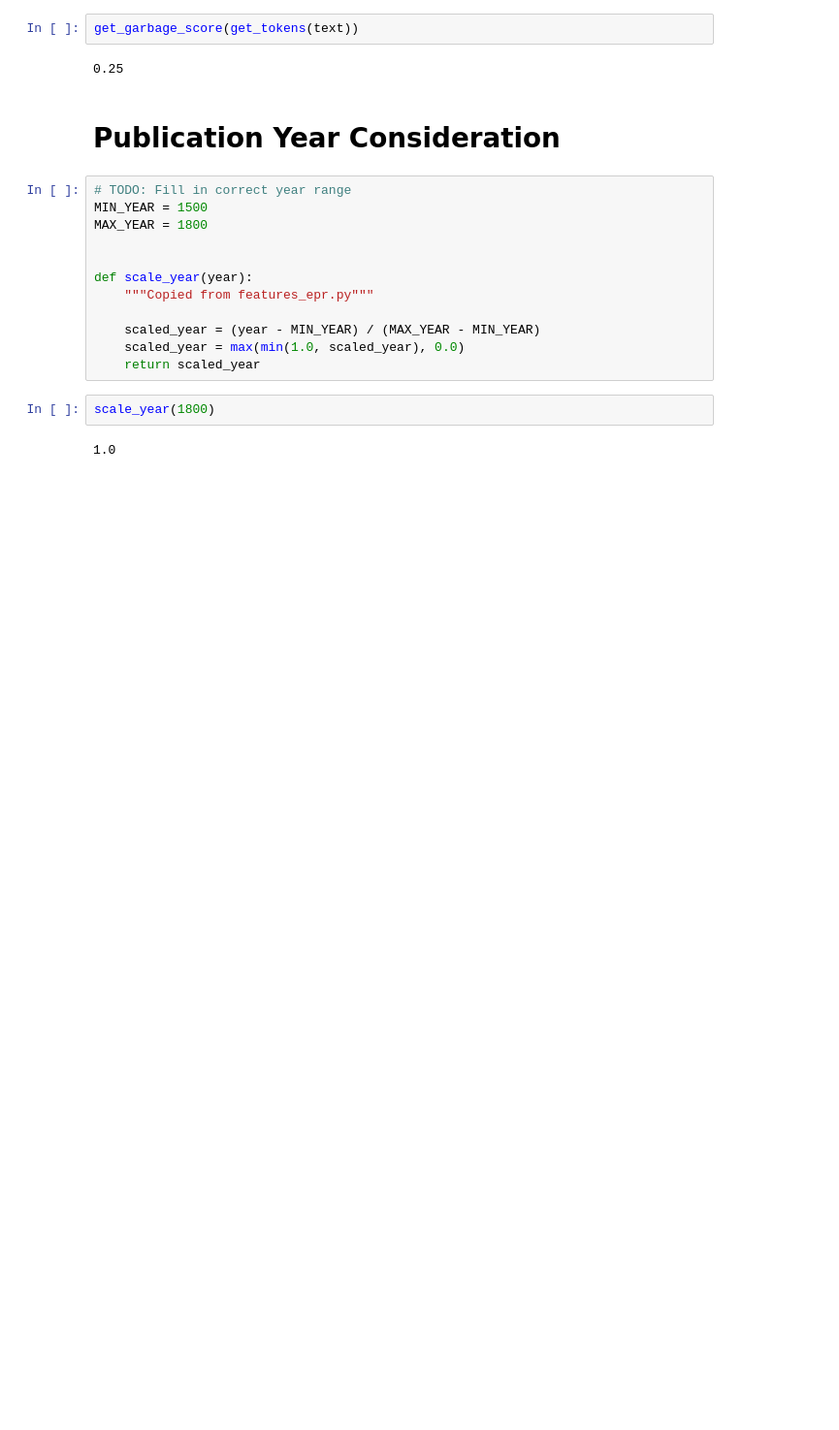
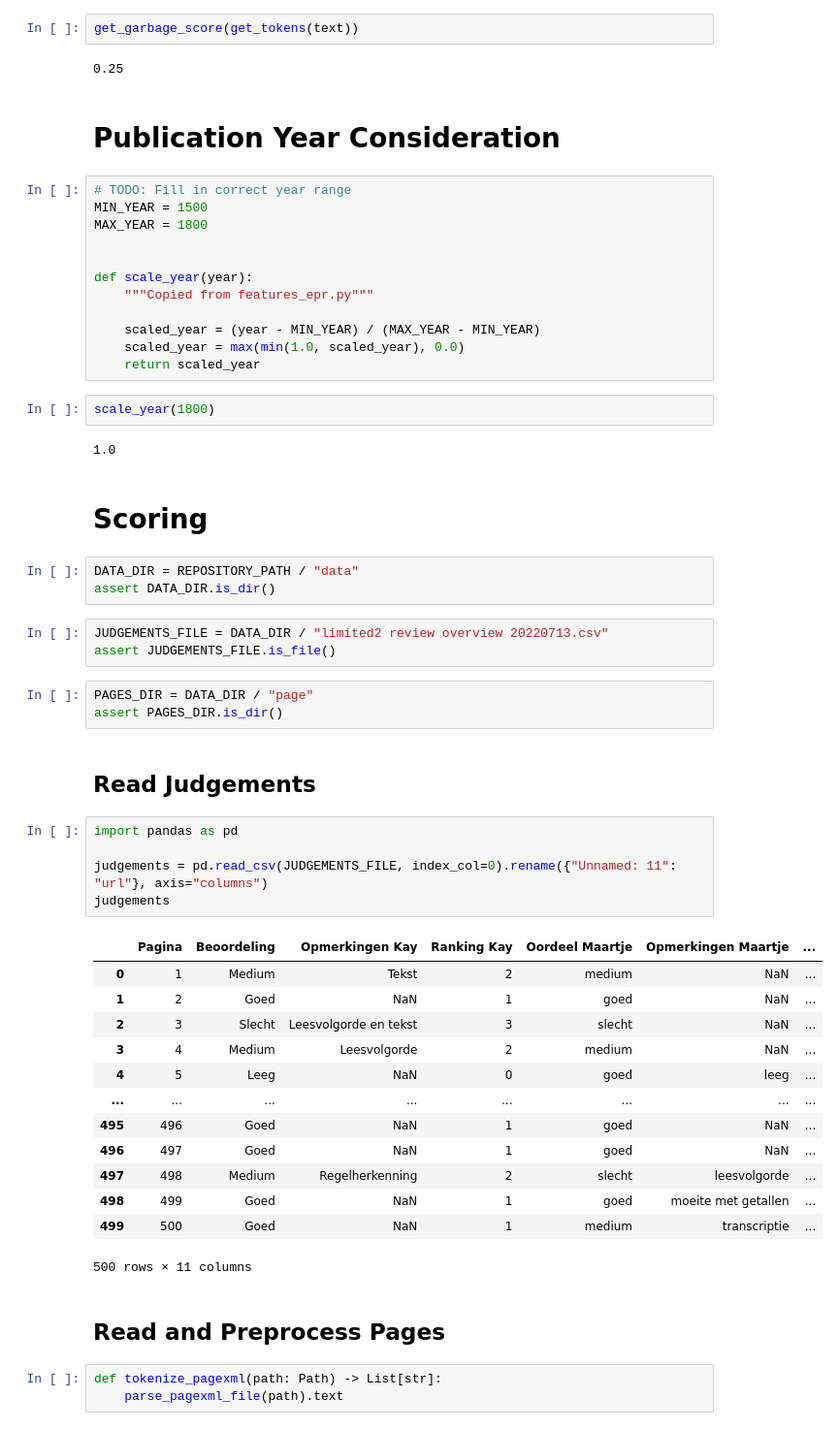
Before and after one commit to LAHTeR/nautilusocr, a Jupyter notebook: notebooks/quality.ipynb, the cells around one changed output. Shown at 97% size. Drawn from its saved outputs; the diff is of its cells as text; blank space fills up the shorter version.

Commit message:
Read ground truth.

```diff
--- a/notebooks/quality.ipynb
+++ b/notebooks/quality.ipynb
@@ -412,3 +418,40 @@ def scale_year(year):
 scale_year(1800)
 # %% [output]
 1.0
+# %% [markdown]
+# Scoring
+# %%
+DATA_DIR = REPOSITORY_PATH / "data"
+assert DATA_DIR.is_dir()
+# %%
+JUDGEMENTS_FILE = DATA_DIR / "limited2 review overview 20220713.csv"
+assert JUDGEMENTS_FILE.is_file()
+# %%
+PAGES_DIR = DATA_DIR / "page"
+assert PAGES_DIR.is_dir()
+# %% [markdown]
+## Read Judgements
+# %%
+import pandas as pd
+
+judgements = pd.read_csv(JUDGEMENTS_FILE, index_col=0).rename({"Unnamed: 11": "url"}, axis="columns")
+judgements
+# %% [output]
+|  | Pagina | Beoordeling | Opmerkingen Kay | Ranking Kay | Oordeel Maartje | Opmerkingen Maartje | ... |
+| 0 | 1 | Medium | Tekst | 2 | medium | NaN | ... |
+| 1 | 2 | Goed | NaN | 1 | goed | NaN | ... |
+| 2 | 3 | Slecht | Leesvolgorde en tekst | 3 | slecht | NaN | ... |
+| 3 | 4 | Medium | Leesvolgorde | 2 | medium | NaN | ... |
+| 4 | 5 | Leeg | NaN | 0 | goed | leeg | ... |
+| ... | ... | ... | ... | ... | ... | ... | ... |
+| 495 | 496 | Goed | NaN | 1 | goed | NaN | ... |
+| 496 | 497 | Goed | NaN | 1 | goed | NaN | ... |
+| 497 | 498 | Medium | Regelherkenning | 2 | slecht | leesvolgorde | ... |
+| 498 | 499 | Goed | NaN | 1 | goed | moeite met getallen | ... |
+| 499 | 500 | Goed | NaN | 1 | medium | transcriptie | ... |
+500 rows × 11 columns
+# %% [markdown]
+## Read and Preprocess Pages
+# %%
+def tokenize_pagexml(path: Path) -> List[str]:
+    parse_pagexml_file(path).text
```
Also changed, not shown: parts of 6 cells of this notebook.
